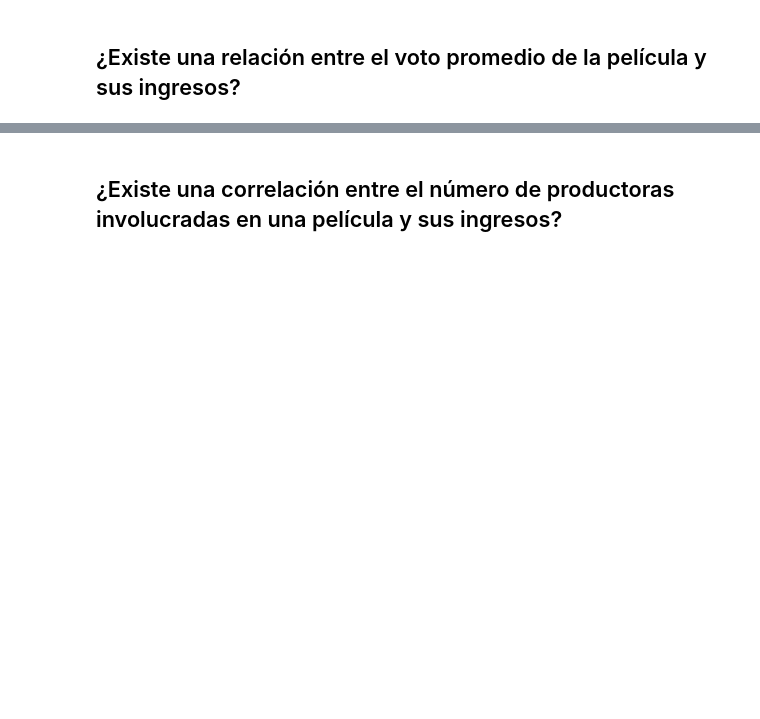
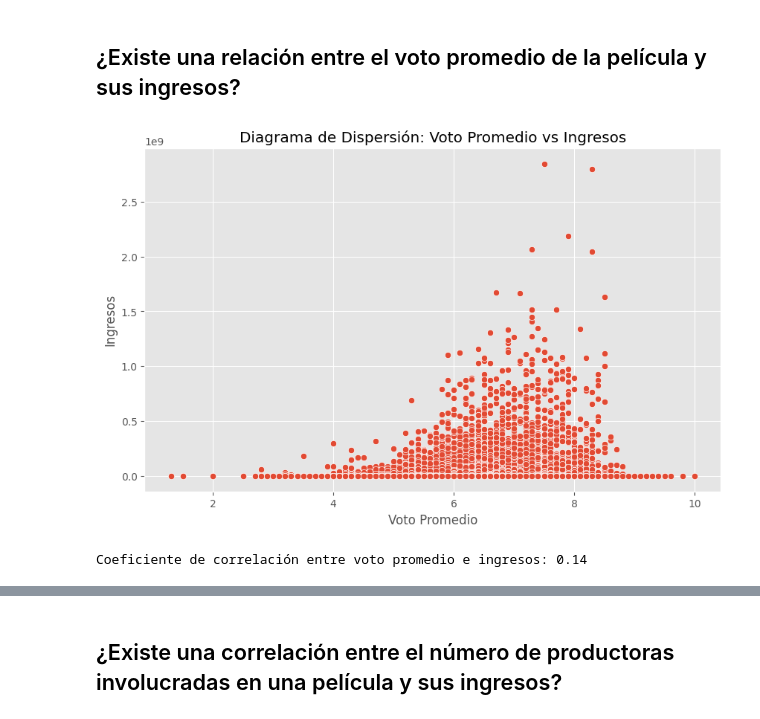
Before and after one commit to bl33h/moviesExploratoryAnalysis, a Jupyter notebook: movies.ipynb, the cells around one changed output, grey strips where cells are left out. Cells and saved outputs as stored; diff of their text form; code cells hidden in the pictures; blank space fills up the shorter version.

```diff
--- a/movies.ipynb
+++ b/movies.ipynb
@@ -745,3 +753,18 @@ plt.show()
 El gráfico de lineas expone que los ingresos de películas promedio ha descendido significativamente a lo largo de los años, especialmente después de los años 2000.
 # %% [markdown]
 ## ¿Existe una relación entre el voto promedio de la película y sus ingresos?
+# %%
+# Diagrama de dispersión entre el voto promedio y los ingresos
+plt.figure(figsize=(10, 6))
+sns.scatterplot(x='voteAvg', y='revenue', data=df)
+plt.title('Diagrama de Dispersión: Voto Promedio vs Ingresos')
+plt.xlabel('Voto Promedio')
+plt.ylabel('Ingresos')
+plt.show()
+
+# Calcular el coeficiente de correlación
+correlation = df['voteAvg'].corr(df['revenue'])
+print(f"Coeficiente de correlación entre voto promedio e ingresos: {correlation:.2f}")
+# %% [output]
+[figure, added]
+Coeficiente de correlación entre voto promedio e ingresos: 0.14
```
Also changed, not shown: parts of 10 cells of this notebook.
